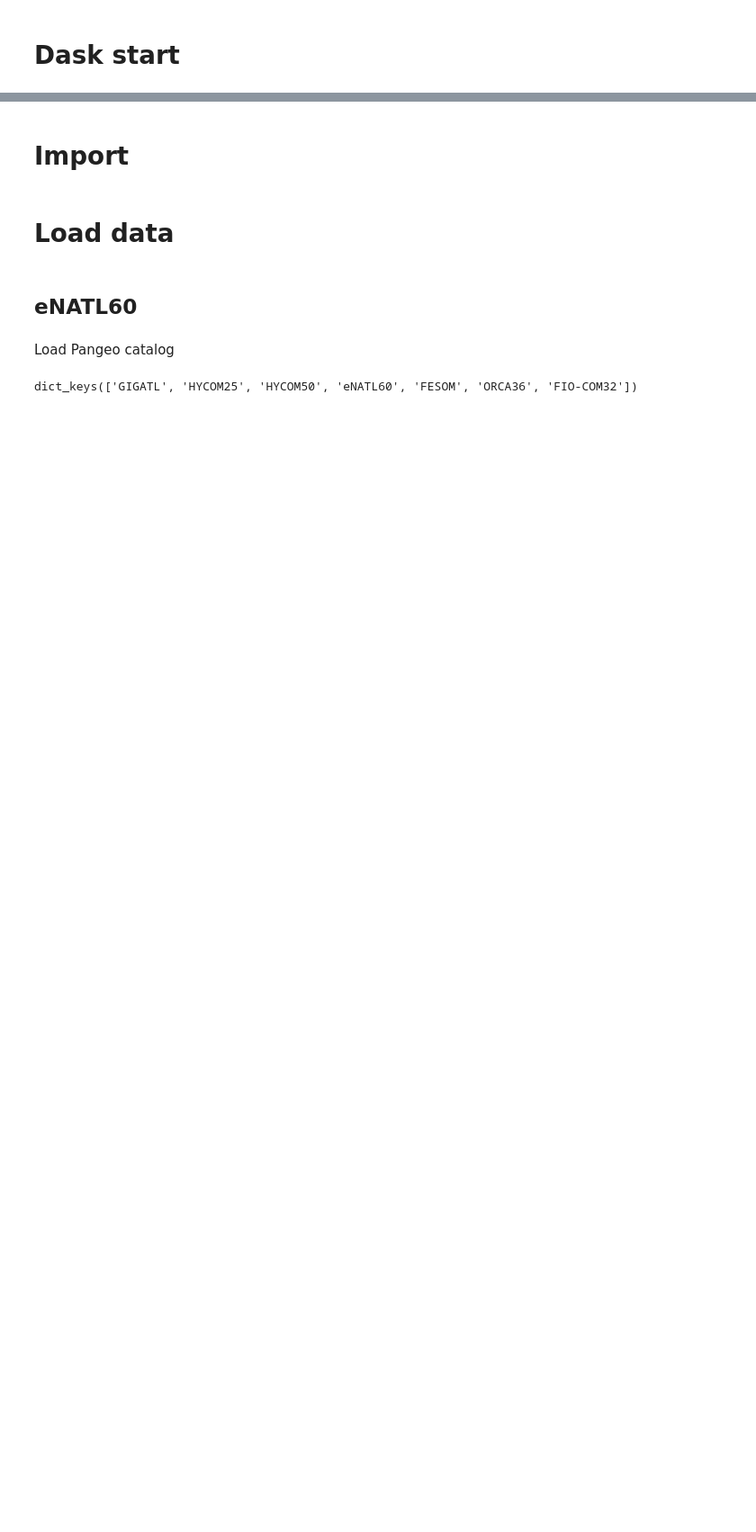
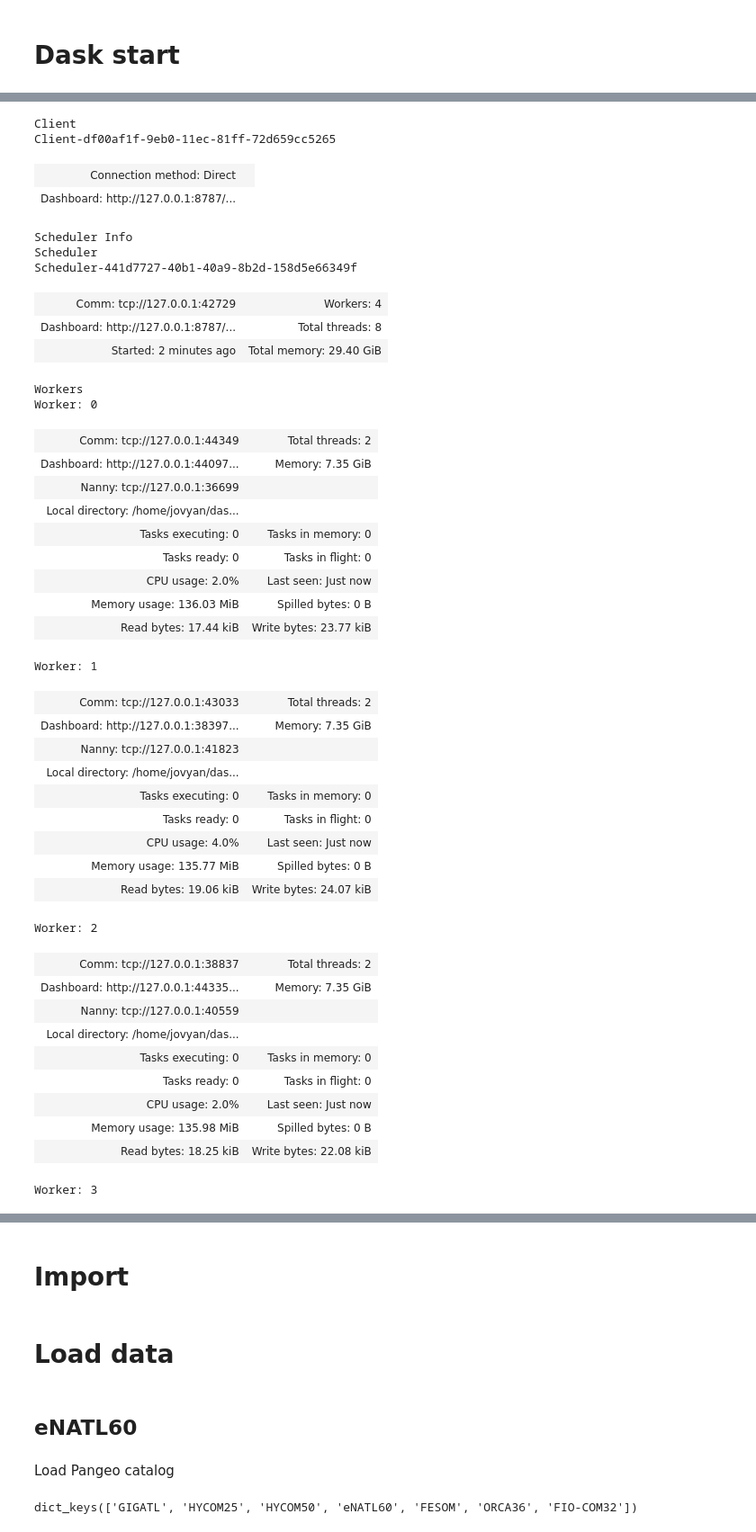
Before and after one commit to anastasiaGor/oceanDataNotebooks, a Jupyter notebook: gcm_filter/histograms_spec_regions.ipynb, the cells around one changed output, grey strips where cells are left out. Shown at 90% size. Cells and saved outputs as stored; diff of their text form; code cells hidden in the pictures; blank space fills up the shorter version.

```diff
--- a/gcm_filter/histograms_spec_regions.ipynb
+++ b/gcm_filter/histograms_spec_regions.ipynb
@@ -67,0 +13,48 @@ Worker: 3
+# %%
+from dask.distributed import Client
+
+client = Client("tcp://127.0.0.1:42729")
+client
+# %% [output]
+Client
+Client-df00af1f-9eb0-11ec-81ff-72d659cc5265
+| Connection method: Direct |  |
+| Dashboard: http://127.0.0.1:8787/... |  |
+Scheduler Info
+Scheduler
+Scheduler-441d7727-40b1-40a9-8b2d-158d5e66349f
+| Comm: tcp://127.0.0.1:42729 | Workers: 4 |
+| Dashboard: http://127.0.0.1:8787/... | Total threads: 8 |
+| Started: 2 minutes ago | Total memory: 29.40 GiB |
+Workers
+Worker: 0
+| Comm: tcp://127.0.0.1:44349 | Total threads: 2 |
+| Dashboard: http://127.0.0.1:44097... | Memory: 7.35 GiB |
+| Nanny: tcp://127.0.0.1:36699 |  |
+| Local directory: /home/jovyan/das... |  |
+| Tasks executing: 0 | Tasks in memory: 0 |
+| Tasks ready: 0 | Tasks in flight: 0 |
+| CPU usage: 2.0% | Last seen: Just now |
+| Memory usage: 136.03 MiB | Spilled bytes: 0 B |
+| Read bytes: 17.44 kiB | Write bytes: 23.77 kiB |
+Worker: 1
+| Comm: tcp://127.0.0.1:43033 | Total threads: 2 |
+| Dashboard: http://127.0.0.1:38397... | Memory: 7.35 GiB |
+| Nanny: tcp://127.0.0.1:41823 |  |
+| Local directory: /home/jovyan/das... |  |
+| Tasks executing: 0 | Tasks in memory: 0 |
+| Tasks ready: 0 | Tasks in flight: 0 |
+| CPU usage: 4.0% | Last seen: Just now |
+| Memory usage: 135.77 MiB | Spilled bytes: 0 B |
+| Read bytes: 19.06 kiB | Write bytes: 24.07 kiB |
+Worker: 2
+| Comm: tcp://127.0.0.1:38837 | Total threads: 2 |
+| Dashboard: http://127.0.0.1:44335... | Memory: 7.35 GiB |
+| Nanny: tcp://127.0.0.1:40559 |  |
+| Local directory: /home/jovyan/das... |  |
+| Tasks executing: 0 | Tasks in memory: 0 |
+| Tasks ready: 0 | Tasks in flight: 0 |
+| CPU usage: 2.0% | Last seen: Just now |
+| Memory usage: 135.98 MiB | Spilled bytes: 0 B |
+| Read bytes: 18.25 kiB | Write bytes: 22.08 kiB |
+Worker: 3
```
Also changed, not shown: parts of 33 cells of this notebook, 1 other file.
